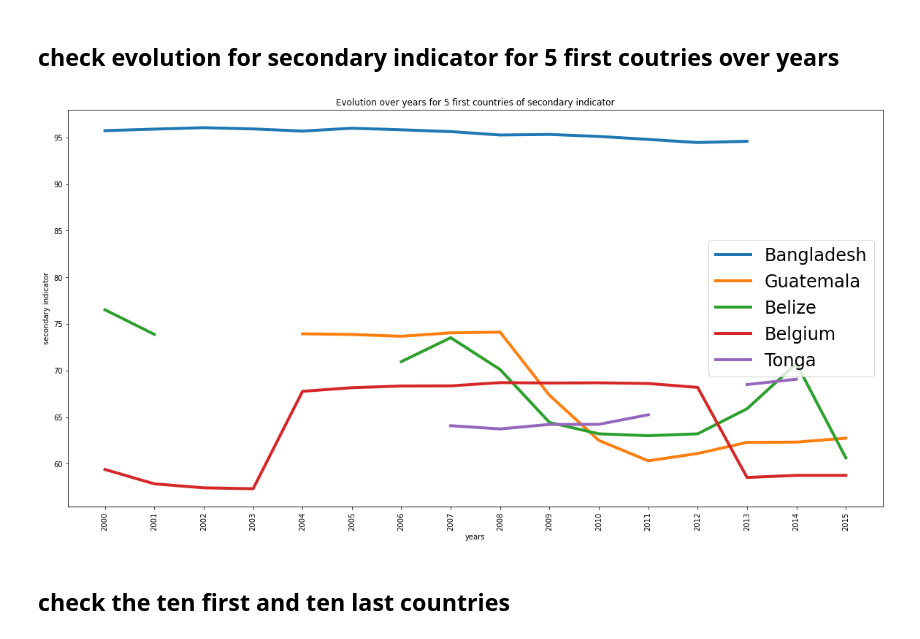
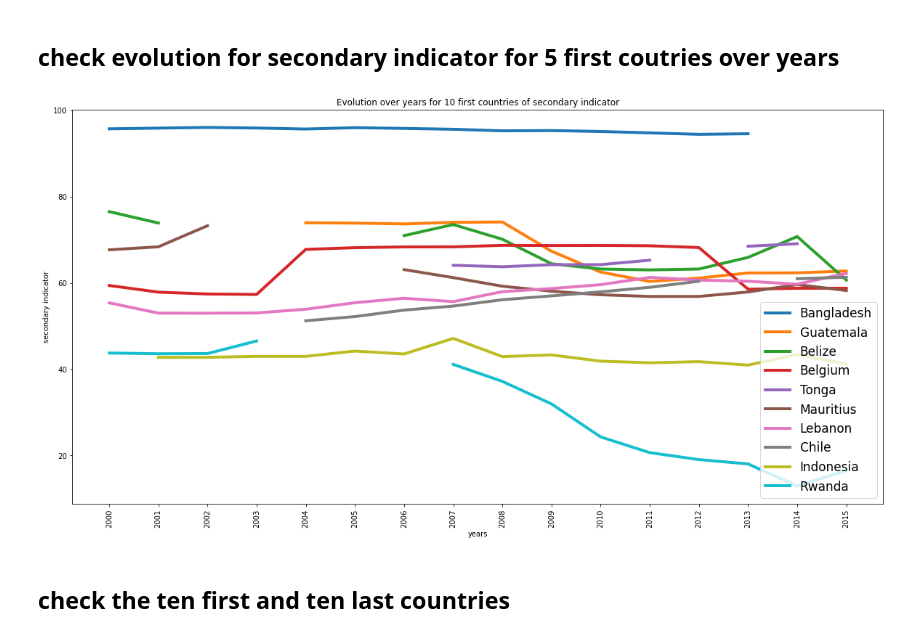
Before and after one commit to NaouelOC/analyse-des-donnes-de-systeme-educatif-p2, a Jupyter notebook: DeSousa_Naouel_2_Analysez_des_données_de_systèmes_éducatifs_12_2022.ipynb, the cells around one changed output. Drawn from its saved outputs; the diff is of its cells as text; code cells hidden in the pictures.

```diff
--- a/DeSousa_Naouel_2_Analysez_des_données_de_systèmes_éducatifs_12_2022.ipynb
+++ b/DeSousa_Naouel_2_Analysez_des_données_de_systèmes_éducatifs_12_2022.ipynb
@@ -1001,7 +1150,7 @@ x = df_upper_private.sort_values(['2000', '2001', '2002', '2003','2004' ,'2005',
        '2010', '2011', '2012', '2013', '2014'],ascending= False).columns[4:19]
 # %%
 plt.figure(figsize = (20,10))
-for index in range(5):
+for index in range(10):
     y = df_upper_private.sort_values(['2000', '2001', '2002', '2003','2004' ,'2005', '2006', '2007', '2008', '2009',
        '2010', '2011', '2012', '2013', '2014'],ascending=False).iloc[index][4:19]
     plt.plot(x,
@@ -1009,9 +1158,10 @@ for index in range(5):
              label = df_upper_private.sort_values(['2000', '2001', '2002', '2003','2004' ,'2005', '2006', '2007', '2008', '2009',
        '2010', '2011', '2012', '2013', '2014'],ascending=False).iloc[index][0],
              linewidth = 4)
-    plt.title("Evolution for upper indicator over years of the 5 first countries")
+    plt.title("Evolution for upper indicator over years of the 10 first countries")
     plt.xlabel('years')
     plt.xticks(rotation = '90')
     plt.ylabel('upper private')
-    plt.legend(prop = {'size': 24})
+    plt.legend(prop= {'size':'12'})
+    #prop = {'size': 24}
 # %% [output]
@@ -1115,6 +1270,8 @@ dtype: float64
 # %%
 # drop coulmns with more then 50% of null values
 df_tertiary = df_tertiary.drop(['2000','2001','2002','2003','2004','2005','2006'], axis = 1)
+# %%
+df_tertiary = df_tertiary.drop(['2007'], axis = 1)
 # %%
 df_tertiary.describe()## check the mean of all the years
 # %% [output]
@@ -1179,5 +1336,5 @@ sns.displot(df_tertiary, x="mean tertiary", hue="Income Group")
 # %% [markdown]
 ## check evolution for tetiary indicator for 5 first coutries over years
 # %%
-x = df_tertiary.sort_values(['2007', '2008', '2009',
-       '2010', '2011', '2012', '2013', '2014','2015'],ascending= False).columns[4:13]
+x = df_tertiary.sort_values(['2008', '2009',
+       '2010', '2011', '2012', '2013', '2014','2015'],ascending= False).columns[4:12]
@@ -1184,16 +1345,16 @@ x = df_tertiary.sort_values(['2007', '2008', '2009',
 # %%
 plt.figure(figsize=(20,10))
-for index in range(5):
-    y = df_tertiary.sort_values([ '2007', '2008', '2009',
-       '2010', '2011', '2012', '2013', '2014','2015'],ascending=False).iloc[index][4:13]
+for index in range(10):
+    y = df_tertiary.sort_values(['2008', '2009',
+       '2010', '2011', '2012', '2013', '2014','2015'],ascending=False).iloc[index][4:12]
     plt.plot(x,
              y,
-             label = df_tertiary.sort_values(['2007', '2008', '2009',
+             label = df_tertiary.sort_values(['2008', '2009',
        '2010', '2011', '2012', '2013', '2014','2015'],ascending=False).iloc[index][0],
              linewidth = 4)
-    plt.title("Evolution over years for 5 first countries of tertiary indicator")
+    plt.title("Evolution over years for 10 first countries of tertiary indicator")
     plt.xlabel('years')
     plt.xticks(rotation = '90')
     plt.ylabel('tertiary indicator')
-    plt.legend(prop = {'size': 24})
+    plt.legend(prop = {'size': 17})
 # %% [output]
@@ -1345,21 +1511,21 @@ x = df_secondary.sort_values(['2000','2001','2002',
        '2010', '2011', '2012', '2013', '2014','2015'],ascending= False).columns[4:20]
 # %%
 plt.figure(figsize=(20,10))
-for index in range(5):
+for index in range(10):
     y = df_secondary.sort_values([ '2007', '2008', '2009',
        '2010', '2011', '2012', '2013', '2014','2015'],ascending=False).iloc[index][4:20]
     plt.plot(x,
              y,
              label = df_secondary.sort_values(['2007', '2008', '2009',
        '2010', '2011', '2012', '2013', '2014','2015'],ascending=False).iloc[index][0],
              linewidth = 4)
-    plt.title("Evolution over years for 5 first countries of secondary indicator")
+    plt.title("Evolution over years for 10 first countries of secondary indicator")
     plt.xlabel('years')
     plt.xticks(rotation = '90')
     plt.ylabel('secondary indicator')
-    plt.legend(prop = {'size': 24})
+    plt.legend(prop = {'size': 17})
 # %% [output]
-[figure, old version]
+[figure, new version]
 # %% [markdown]
 ## check the ten first and ten last countries
 # %%
```
Also changed, not shown: parts of 125 cells of this notebook.
